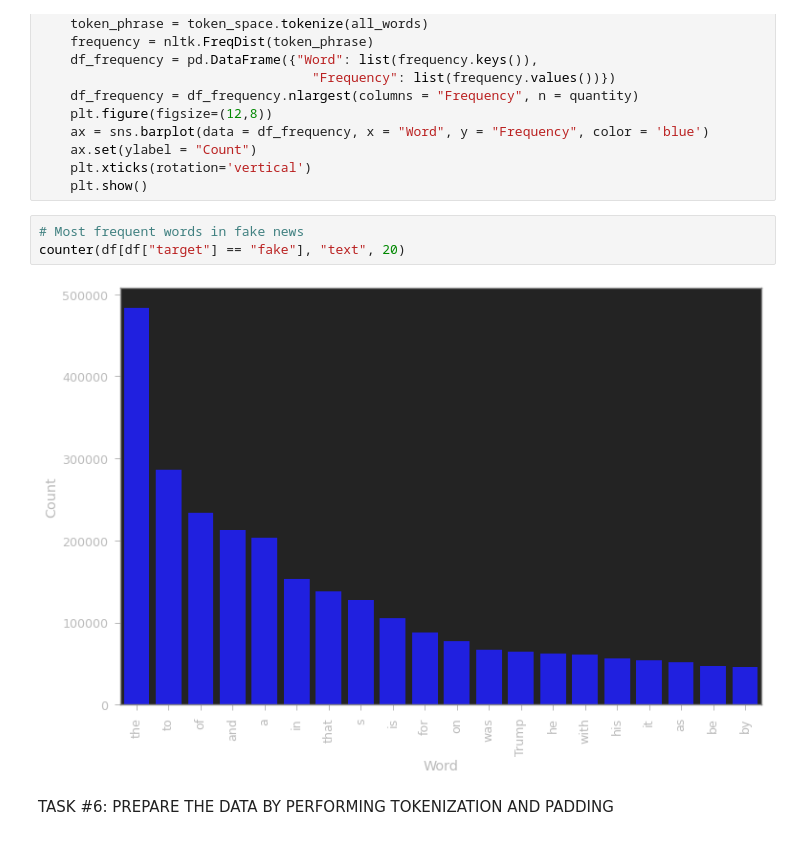
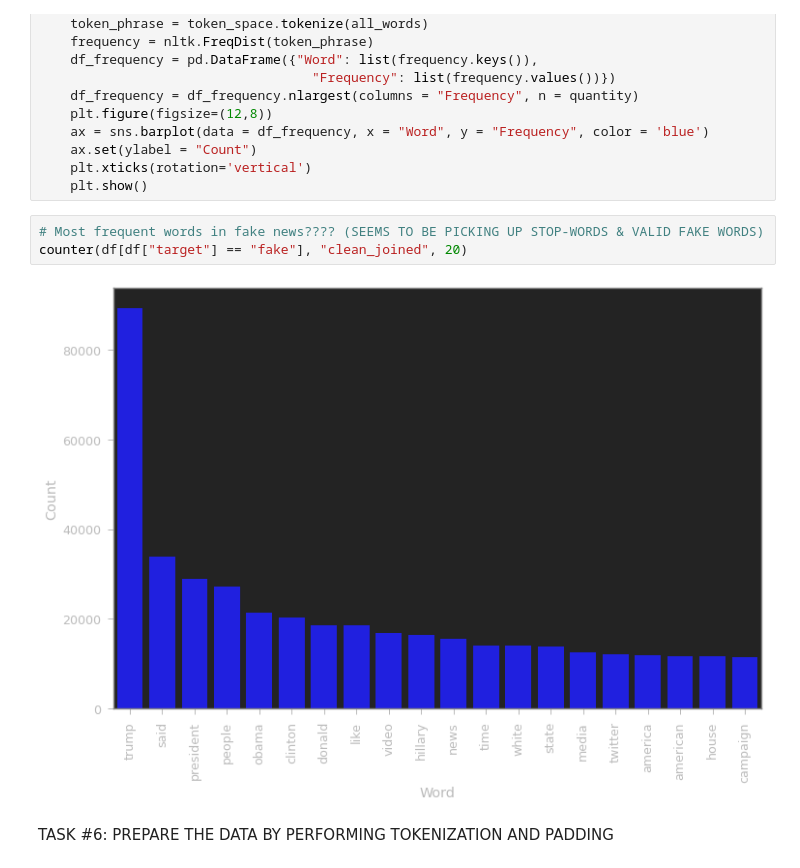
Before and after one commit to mattinglyjen/Final-Project, a Jupyter notebook: Fake_news_2.ipynb, the cells around one changed output. Saved outputs shown, nothing was run; the diff lists cells and outputs as text.

```diff
--- a/Fake_news_2.ipynb
+++ b/Fake_news_2.ipynb
@@ -482,10 +491,10 @@ def counter(text, column_text, quantity):
     plt.xticks(rotation='vertical')
     plt.show()
 # %%
-# Most frequent words in fake news
-counter(df[df["target"] == "fake"], "text", 20)
+# Most frequent words in fake news???? (SEEMS TO BE PICKING UP STOP-WORDS & VALID FAKE WORDS)
+counter(df[df["target"] == "fake"], "clean_joined", 20)
 # %% [output]
-[figure, old version]
+[figure, new version]
 # %% [markdown]
 TASK #6: PREPARE THE DATA BY PERFORMING TOKENIZATION AND PADDING
 # %%
```
Also changed, not shown: parts of 26 cells of this notebook, 2 other files.
